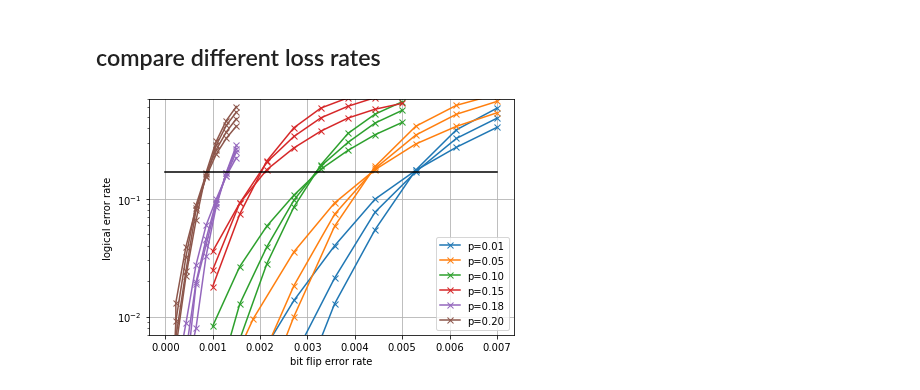
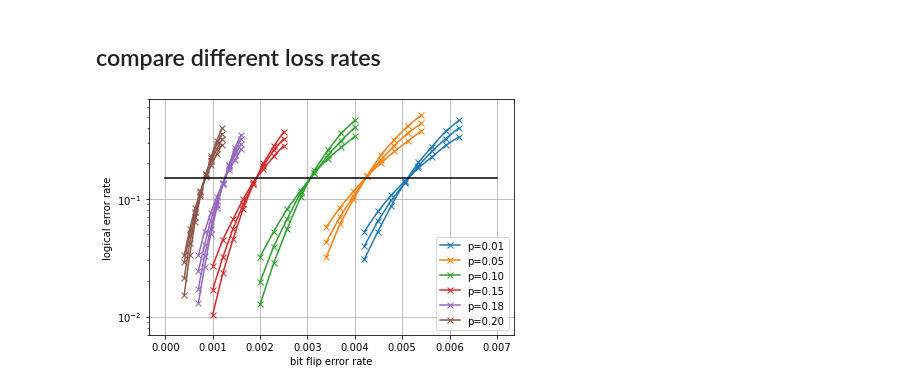
Before and after one commit to hassan-shap/quantum-emitter, a Jupyter notebook: pp_threshold_qdot.ipynb, the cells around one changed output. Drawn from its saved outputs; the diff is of its cells as text; code cells hidden in the pictures.

Commit message:
draft loss j4

```diff
--- a/pp_threshold_qdot.ipynb
+++ b/pp_threshold_qdot.ipynb
@@ -421,15 +421,15 @@ for i_L, L in enumerate(L_list):
         failure_ratio = fail_prob_avg/Ntot
         loss_ratio = loss_prob_avg/Ntot
         plt.plot(100*p1_list,failure_ratio,"-", color="C%d" % (i_L), linewidth=1 )
-        # plt.plot(100*p1_list,failure_ratio,"x", color="C%d" % (i_L), label="L=%d, N=%d" % (L,Ntot))
-        plt.plot(100*p1_list,failure_ratio,"x", color="C%d" % (i_L), label="L=%d" % L)
+        plt.plot(100*p1_list,failure_ratio,"x", color="C%d" % (i_L), label="L=%d, N=%d" % (L,Ntot))
+        # plt.plot(100*p1_list,failure_ratio,"x", color="C%d" % (i_L), label="L=%d" % L)
 
 plt.legend(frameon=False,scatterpoints=1)
 plt.title(r"$p_{loss} $= %.2f " % (prob_l))
 fsize = 14
 
-plt.xticks(np.arange(0.35,0.55,0.1),fontsize=fsize)
-plt.yticks(np.arange(0.1,0.51,0.2),fontsize=fsize)
+# plt.xticks(np.arange(0.35,0.55,0.1),fontsize=fsize)
+# plt.yticks(np.arange(0.1,0.51,0.2),fontsize=fsize)
 
 # plt.ylim([0.0,0.4])
 # plt.yscale("log")
@@ -437,6 +437,6 @@ plt.yticks(np.arange(0.1,0.51,0.2),fontsize=fsize)
 plt.xlabel("bit flip error rate [%]",fontsize=fsize)
 plt.ylabel("logical error rate",fontsize=fsize)
 plt.tight_layout()
-plt.savefig("figs/qdot_loss_%.2f_threshold.pdf" % (prob_l))
+# plt.savefig("figs/qdot_loss_%.2f_threshold.pdf" % (prob_l))
 plt.show()
 # %% [output]
@@ -750,7 +750,7 @@ plt.show()
 # %% [markdown]
 ## compare different loss rates
 # %%
-repeat = 20
+repeat = 60
 pl_list = [0.01,0.05,0.1,0.15,0.18,0.2]
 
 c = -1
@@ -765,48 +765,50 @@ for prob_l in pl_list:
     for i_L, L in enumerate(L_list):
         first = True
         for i_rep in range(repeat):
-            if prob_l>=0.18:
-                fname = "data_loss_qdot/" + "p1_eq_p2_p_%.2f_L_%d_i_%d_new2.npz" % (prob_l,L,i_rep)
-            else:
-                fname = "data_loss_qdot/" + "p1_eq_p2_p_%.2f_L_%d_i_%d_new.npz" % (prob_l,L,i_rep)
+            # if prob_l>=0.18:
+            #     fname = "data_loss_qdot/" + "p1_eq_p2_p_%.2f_L_%d_i_%d_new2.npz" % (prob_l,L,i_rep)
+            # else:
+            #     fname = "data_loss_qdot/" + "p1_eq_p2_p_%.2f_L_%d_i_%d_new.npz" % (prob_l,L,i_rep)
+            fname = "draft_loss_qdot/" + "p1_eq_p2_p_%.2f_L_%d_i_%d.npz" % (prob_l,L,i_rep)
             if os.path.exists(fname):
                 npz_file = np.load(fname)
-                p1_list, loss_prob, fail_prob_z, Nrep_loss, Nrep_flip = npz_file['p1_list'], npz_file['loss_prob'], npz_file['fail_prob_z'], npz_file['Nrep_loss'], npz_file['Nrep_flip']
+                # p1_list, loss_prob, fail_prob_z, Nrep_loss, Nrep_flip = npz_file['p1_list'], npz_file['loss_prob'], npz_file['fail_prob_z'], npz_file['Nrep_loss'], npz_file['Nrep_flip']
+                p1_list, fail_prob_z, Nrep_loss  = npz_file['p1_list'], npz_file['fail_prob_z'], npz_file['Nrep_loss']
                 if first :
                     first = False
                     fail_prob_avg = np.zeros(len(p1_list))
                     loss_prob_avg = 0
                     Ntot_loss = 0
                     Ntot_flip = 0
                     Ntot = 0
-                fail_prob_avg += (fail_prob_z+loss_prob)
-                loss_prob_avg += loss_prob
+                fail_prob_avg += fail_prob_z
+                # loss_prob_avg += loss_prob
                 Ntot += Nrep_loss#*(Nrep_loss-loss_prob)+loss_prob
         if not first:
             failure_ratio = fail_prob_avg/Ntot
-            loss_ratio = loss_prob_avg/Ntot
+            # loss_ratio = loss_prob_avg/Ntot
             # plt.plot(p1_list,failure_ratio,"x-", label="p=%.2f, L=%d" % (prob_l,L))
             if first_plot:
                 plt.plot(p1_list,failure_ratio,"x-", color = "C%d" % (c), label="p=%.2f" % (prob_l))
                 first_plot = False
             else:
                 plt.plot(p1_list,failure_ratio,"x-", color = "C%d" % (c))
 
 
-yc = 0.17
+yc = 0.15
 plt.plot([0.0,0.007],[yc,yc],"k")
 plt.legend()
 plt.yscale("log")
 plt.ylim([7e-3,7e-1])
 # plt.xlim([0.0,1e-3])
 # plt.xticks(np.arange(0.08,0.131,0.01))
 # plt.xticks(np.arange(0.0s6,0.1,0.01))
 plt.grid()
 plt.xlabel("bit flip error rate")
 plt.ylabel("logical error rate")
 # plt.legend()
 plt.tight_layout()
 # plt.savefig("figs/loss_%.2f_toric_threshold.pdf" % (prob_l))
 plt.show()
 # %% [output]
-[figure, old version]
+[figure, new version]
```
Also changed, not shown: parts of 1 cell of this notebook, 23 other files.
